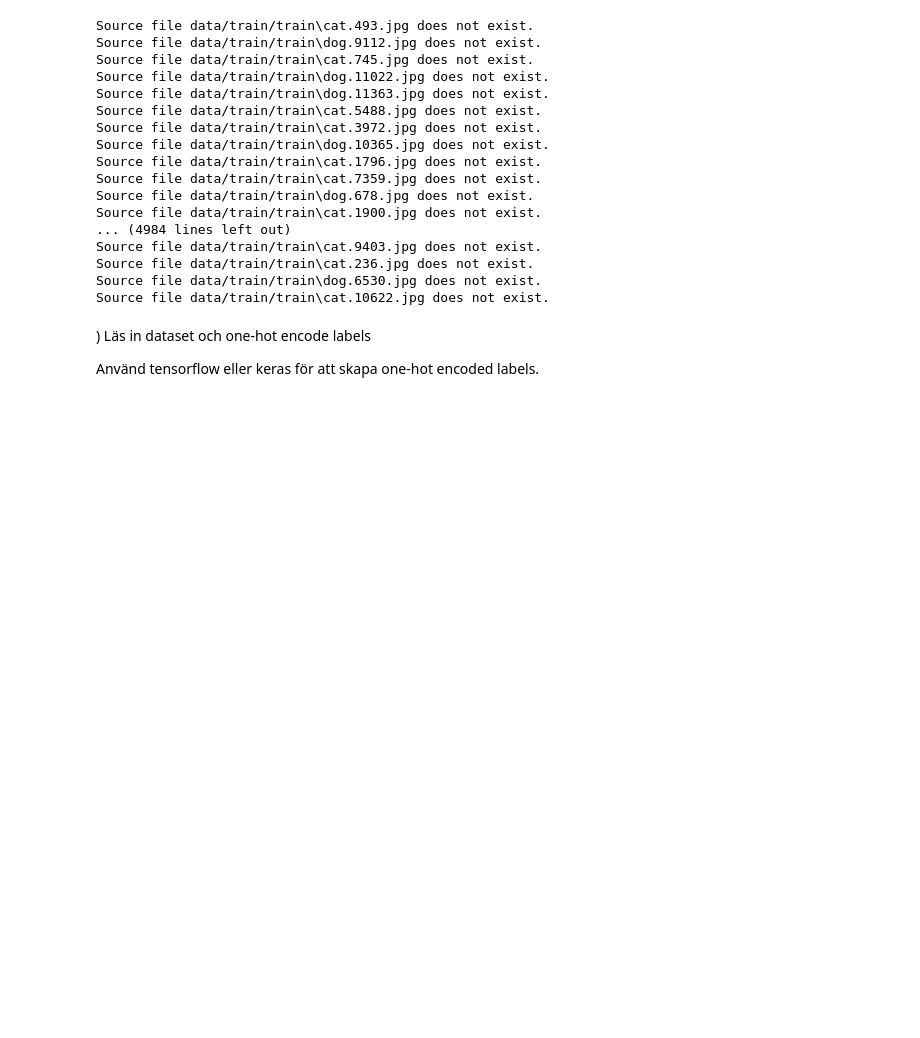
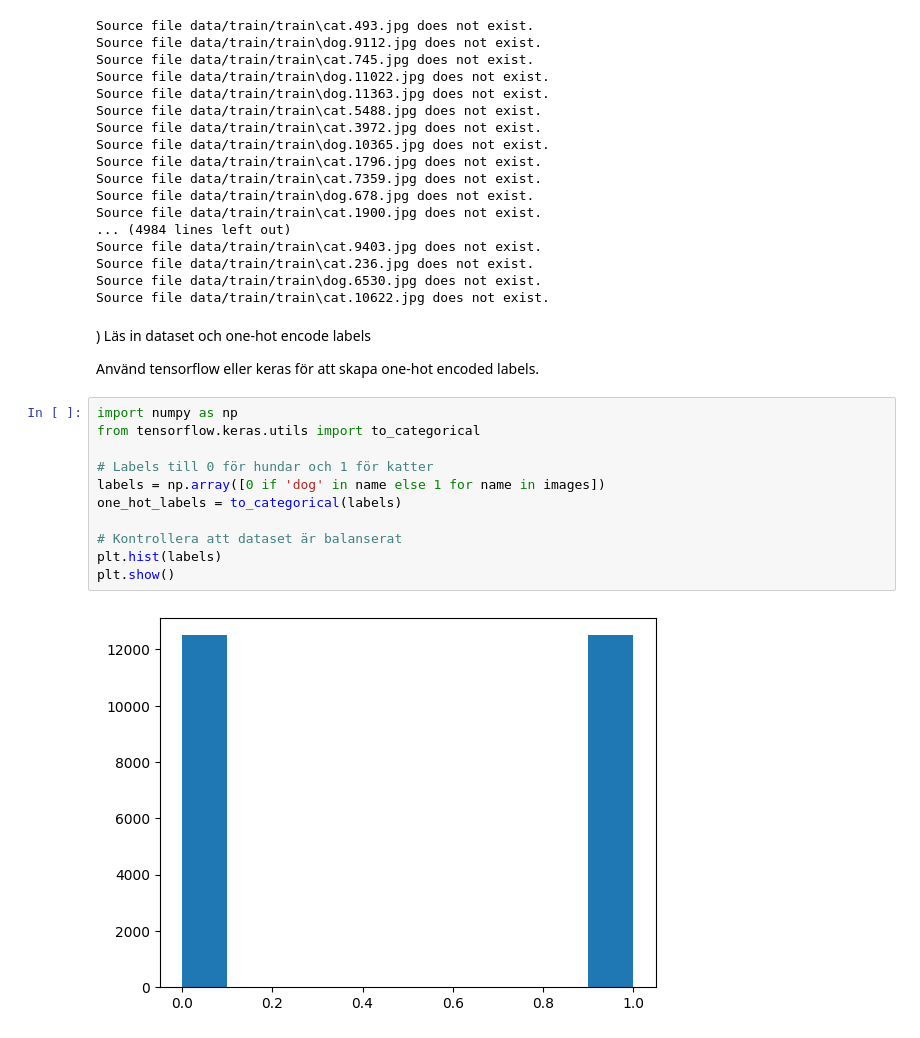
Before and after one commit to saraonsala/AI-Sara-Mellgren-OOPA23, a Jupyter notebook: Labb_2/Labb_2.ipynb, the cells around one changed output. Drawn from its saved outputs; the diff is of its cells as text; blank space fills up the shorter version.

Commit message:
Kontrollera att dataset är balanserat

```diff
--- a/Labb_2/Labb_2.ipynb
+++ b/Labb_2/Labb_2.ipynb
@@ -128,3 +128,16 @@ Source file data/train/train\cat.10622.jpg does not exist.
 ) Läs in dataset och one-hot encode labels
 
 Använd tensorflow eller keras för att skapa one-hot encoded labels.
+# %%
+import numpy as np
+from tensorflow.keras.utils import to_categorical
+
+# Labels till 0 för hundar och 1 för katter
+labels = np.array([0 if 'dog' in name else 1 for name in images])
+one_hot_labels = to_categorical(labels)
+
+# Kontrollera att dataset är balanserat
+plt.hist(labels)
+plt.show()
+# %% [output]
+[figure, added]
```
